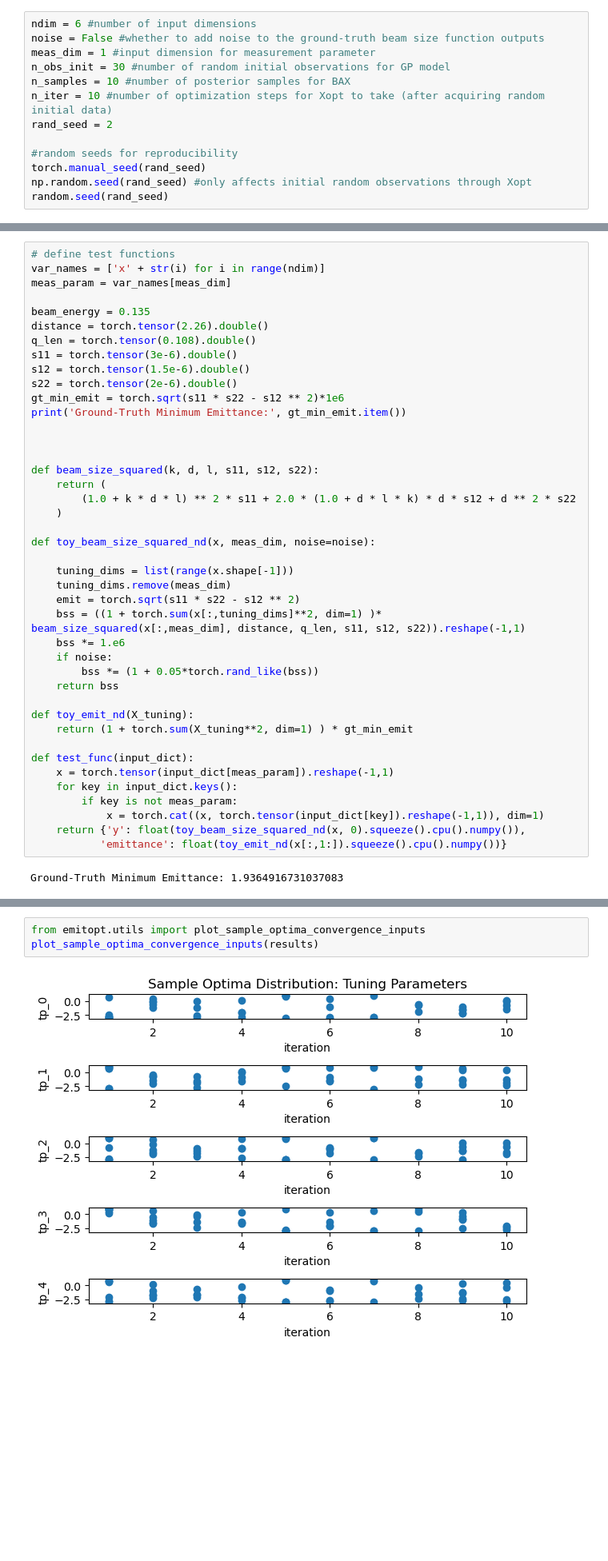
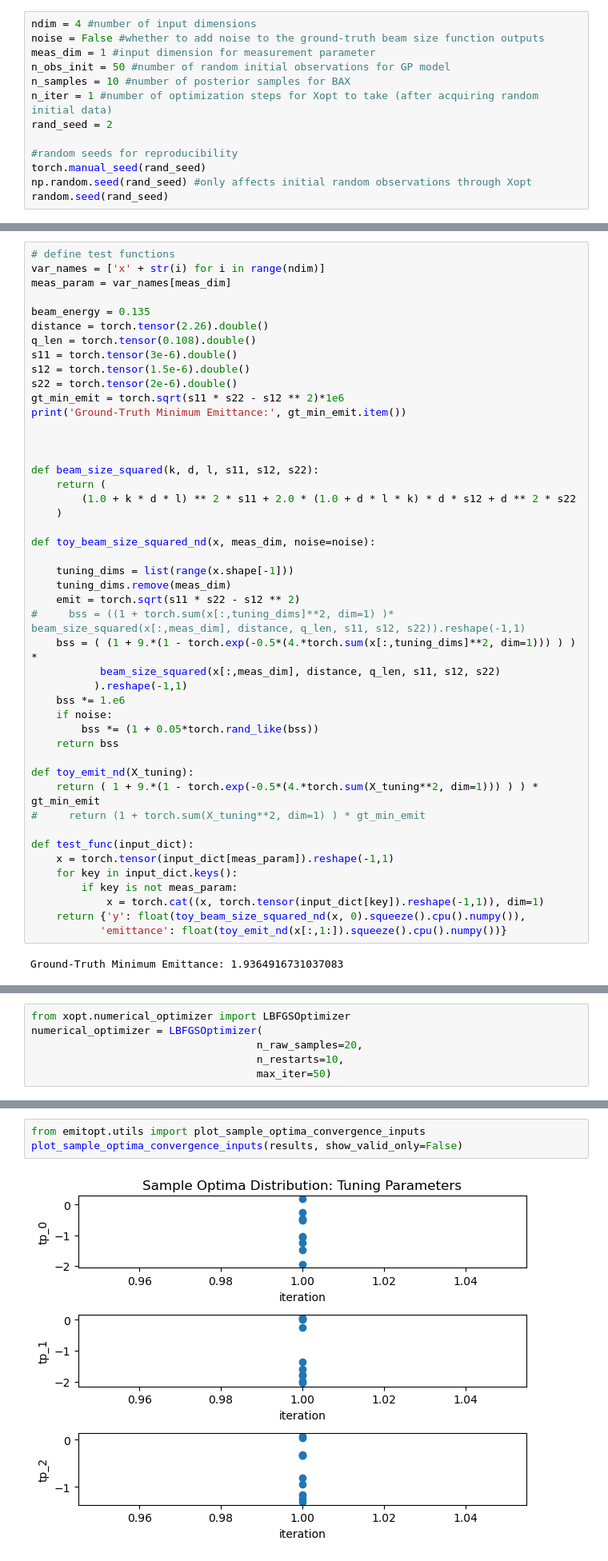
Before and after one commit to roussel-ryan/emitopt, a Jupyter notebook: examples/bax-emittance-minimization-toy-model.ipynb, the cells around one changed output, grey strips where cells are left out. Shown at 80% size. Cells and saved outputs as stored; diff of their text form; blank space fills up the shorter version.

```diff
--- a/examples/bax-emittance-minimization-toy-model.ipynb
+++ b/examples/bax-emittance-minimization-toy-model.ipynb
@@ -47,12 +47,12 @@ else:
 # %% [markdown]
 # Notebook settings
 # %%
-ndim = 6 #number of input dimensions
+ndim = 4 #number of input dimensions
 noise = False #whether to add noise to the ground-truth beam size function outputs
 meas_dim = 1 #input dimension for measurement parameter
-n_obs_init = 30 #number of random initial observations for GP model
+n_obs_init = 50 #number of random initial observations for GP model
 n_samples = 10 #number of posterior samples for BAX
-n_iter = 10 #number of optimization steps for Xopt to take (after acquiring random initial data)
+n_iter = 1 #number of optimization steps for Xopt to take (after acquiring random initial data)
 rand_seed = 2
 
 #random seeds for reproducibility
@@ -88,14 +88,18 @@ def toy_beam_size_squared_nd(x, meas_dim, noise=noise):
     tuning_dims = list(range(x.shape[-1]))
     tuning_dims.remove(meas_dim)
     emit = torch.sqrt(s11 * s22 - s12 ** 2)
-    bss = ((1 + torch.sum(x[:,tuning_dims]**2, dim=1) )* beam_size_squared(x[:,meas_dim], distance, q_len, s11, s12, s22)).reshape(-1,1)
+#     bss = ((1 + torch.sum(x[:,tuning_dims]**2, dim=1) )* beam_size_squared(x[:,meas_dim], distance, q_len, s11, s12, s22)).reshape(-1,1)
+    bss = ( (1 + 9.*(1 - torch.exp(-0.5*(4.*torch.sum(x[:,tuning_dims]**2, dim=1))) ) ) *
+           beam_size_squared(x[:,meas_dim], distance, q_len, s11, s12, s22)
+          ).reshape(-1,1)
     bss *= 1.e6
     if noise:
         bss *= (1 + 0.05*torch.rand_like(bss))
     return bss
 
 def toy_emit_nd(X_tuning):
-    return (1 + torch.sum(X_tuning**2, dim=1) ) * gt_min_emit
+    return ( 1 + 9.*(1 - torch.exp(-0.5*(4.*torch.sum(X_tuning**2, dim=1))) ) ) * gt_min_emit
+#     return (1 + torch.sum(X_tuning**2, dim=1) ) * gt_min_emit
 
 def test_func(input_dict):
     x = torch.tensor(input_dict[meas_param]).reshape(-1,1)
@@ -163,3 +159,9 @@ numerical_optimizer = LBFGSOptimizer(
+# %%
+from xopt.numerical_optimizer import LBFGSOptimizer
+numerical_optimizer = LBFGSOptimizer(
+                                    n_raw_samples=20,
+                                    n_restarts=10,
+                                    max_iter=50)
 # %% [markdown]
 # Construct generator, evaluator, Xopt objects
 # %%
@@ -366,8 +355,8 @@ plt.show()
 # %%
 from emitopt.utils import plot_sample_optima_convergence_inputs
-plot_sample_optima_convergence_inputs(results)
+plot_sample_optima_convergence_inputs(results, show_valid_only=False)
 # %% [output]
-[figure, old version]
+[figure, new version]
 # %%
 from emitopt.utils import plot_sample_optima_convergence_emits
 plot_sample_optima_convergence_emits(results)
```
Also changed, not shown: parts of 18 cells of this notebook, 2 other files.
